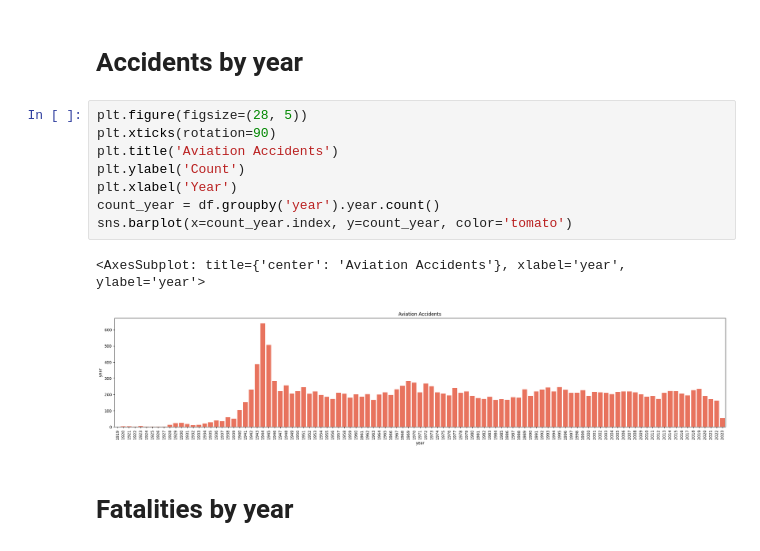
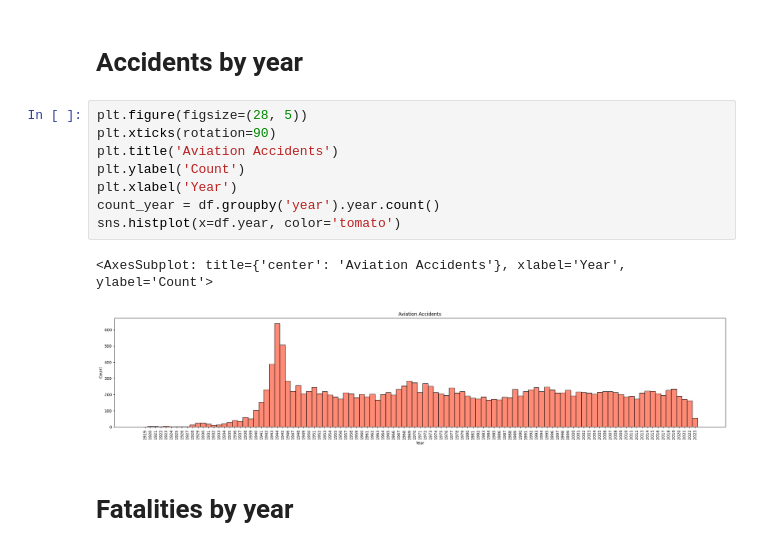
Before and after one commit to sootooly/aviation-accidents-analysis, a Jupyter notebook: aviation-accidents.ipynb, the cells around one changed output. Drawn from its saved outputs; the diff is of its cells as text.

Commit message:
Kaggle Notebook | Aviation Accidents | Version 3

```diff
--- a/aviation-accidents.ipynb
+++ b/aviation-accidents.ipynb
@@ -28,14 +30,14 @@ df
 # %%
 plt.figure(figsize=(28, 5))
 plt.xticks(rotation=90)
 plt.title('Aviation Accidents')
 plt.ylabel('Count')
 plt.xlabel('Year')
 count_year = df.groupby('year').year.count()
-sns.barplot(x=count_year.index, y=count_year, color='tomato')
+sns.histplot(x=df.year, color='tomato')
 # %% [output]
-<AxesSubplot: title={'center': 'Aviation Accidents'}, xlabel='year', ylabel='year'>
+<AxesSubplot: title={'center': 'Aviation Accidents'}, xlabel='Year', ylabel='Count'>
-[figure, old version]
+[figure, new version]
 # %% [markdown]
 # Fatalities by year
 # %%
```
Also changed, not shown: parts of 7 cells of this notebook.
